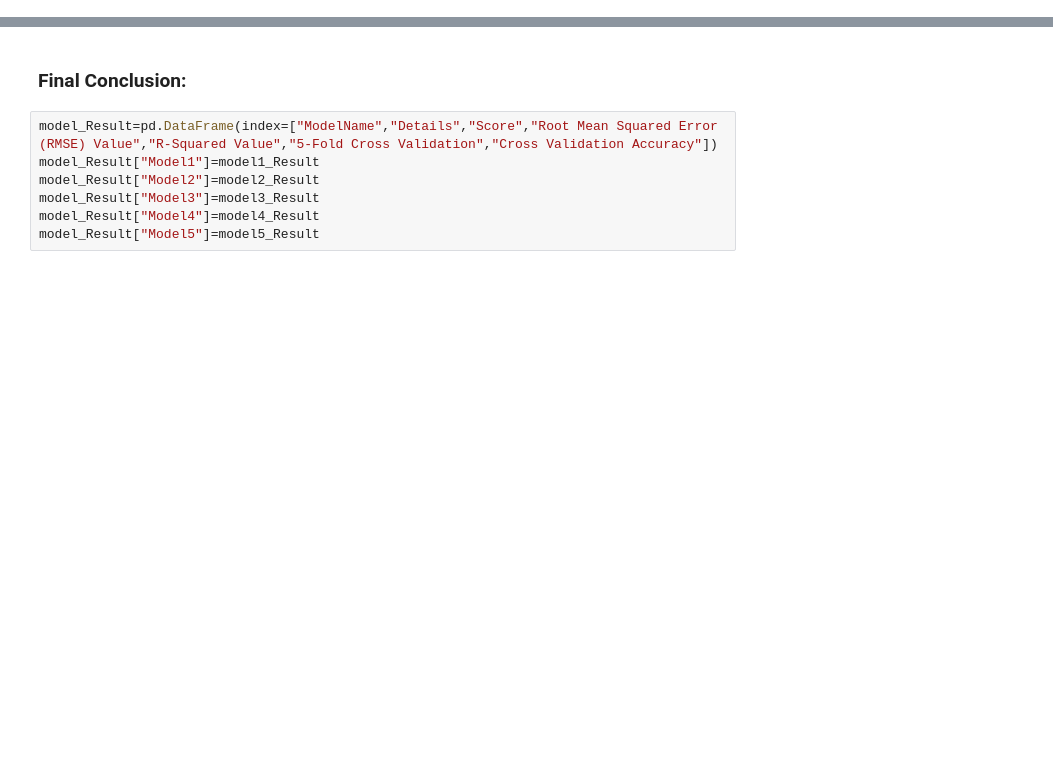
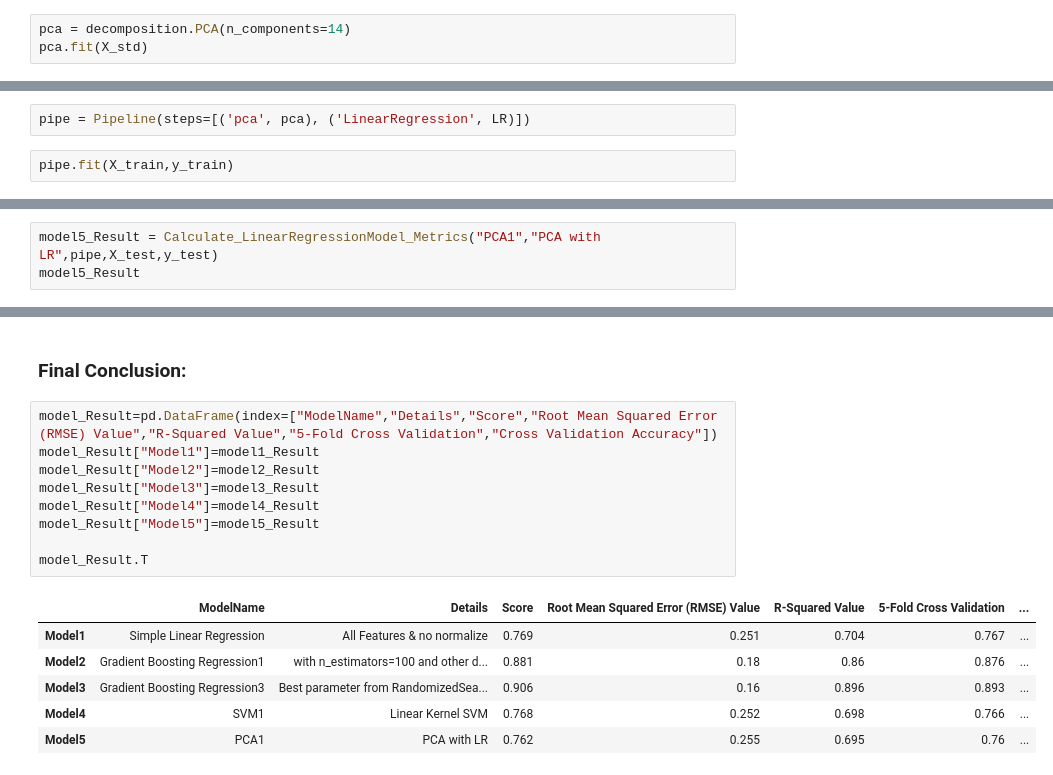
Before and after one commit to GreatLearningAIML1/bangalore-feb-batch-krishnakarthi, a Jupyter notebook: Projects/R5_Featurization Model selection and Tuning/Featurization Model selection and Tuning_R5_PredictHousePrices.ipynb, the cells around one changed output, grey strips where cells are left out. Drawn from its saved outputs; the diff is of its cells as text; blank space fills up the shorter version.

```diff
--- a/Projects/R5_Featurization Model selection and Tuning/Featurization Model selection and Tuning_R5_PredictHousePrices.ipynb
+++ b/Projects/R5_Featurization Model selection and Tuning/Featurization Model selection and Tuning_R5_PredictHousePrices.ipynb
@@ -723,0 +730,3 @@ rscv_SVM=RandomizedSearchCV(model4, param_distributions=params)
+# %%
+pca = decomposition.PCA(n_components=14)
+pca.fit(X_std)
@@ -723,0 +736,4 @@ rscv_SVM=RandomizedSearchCV(model4, param_distributions=params)
+# %%
+pipe = Pipeline(steps=[('pca', pca), ('LinearRegression', LR)])
+# %%
+pipe.fit(X_train,y_train)
@@ -723,0 +745,3 @@ rscv_SVM=RandomizedSearchCV(model4, param_distributions=params)
+# %%
+model5_Result = Calculate_LinearRegressionModel_Metrics("PCA1","PCA with LR",pipe,X_test,y_test)
+model5_Result
@@ -726,7 +759,16 @@ rscv_SVM=RandomizedSearchCV(model4, param_distributions=params)
 # %%
 model_Result=pd.DataFrame(index=["ModelName","Details","Score","Root Mean Squared Error (RMSE) Value","R-Squared Value","5-Fold Cross Validation","Cross Validation Accuracy"])
 model_Result["Model1"]=model1_Result
 model_Result["Model2"]=model2_Result
 model_Result["Model3"]=model3_Result
 model_Result["Model4"]=model4_Result
 model_Result["Model5"]=model5_Result
+
+model_Result.T
+# %% [output]
+|  | ModelName | Details | Score | Root Mean Squared Error (RMSE) Value | R-Squared Value | 5-Fold Cross Validation | ... |
+| Model1 | Simple Linear Regression | All Features & no normalize | 0.769 | 0.251 | 0.704 | 0.767 | ... |
+| Model2 | Gradient Boosting Regression1 | with n_estimators=100 and other d... | 0.881 | 0.18 | 0.86 | 0.876 | ... |
+| Model3 | Gradient Boosting Regression3 | Best parameter from RandomizedSea... | 0.906 | 0.16 | 0.896 | 0.893 | ... |
+| Model4 | SVM1 | Linear Kernel SVM | 0.768 | 0.252 | 0.698 | 0.766 | ... |
+| Model5 | PCA1 | PCA with LR | 0.762 | 0.255 | 0.695 | 0.76 | ... |
```
Also changed, not shown: parts of 21 cells of this notebook.
